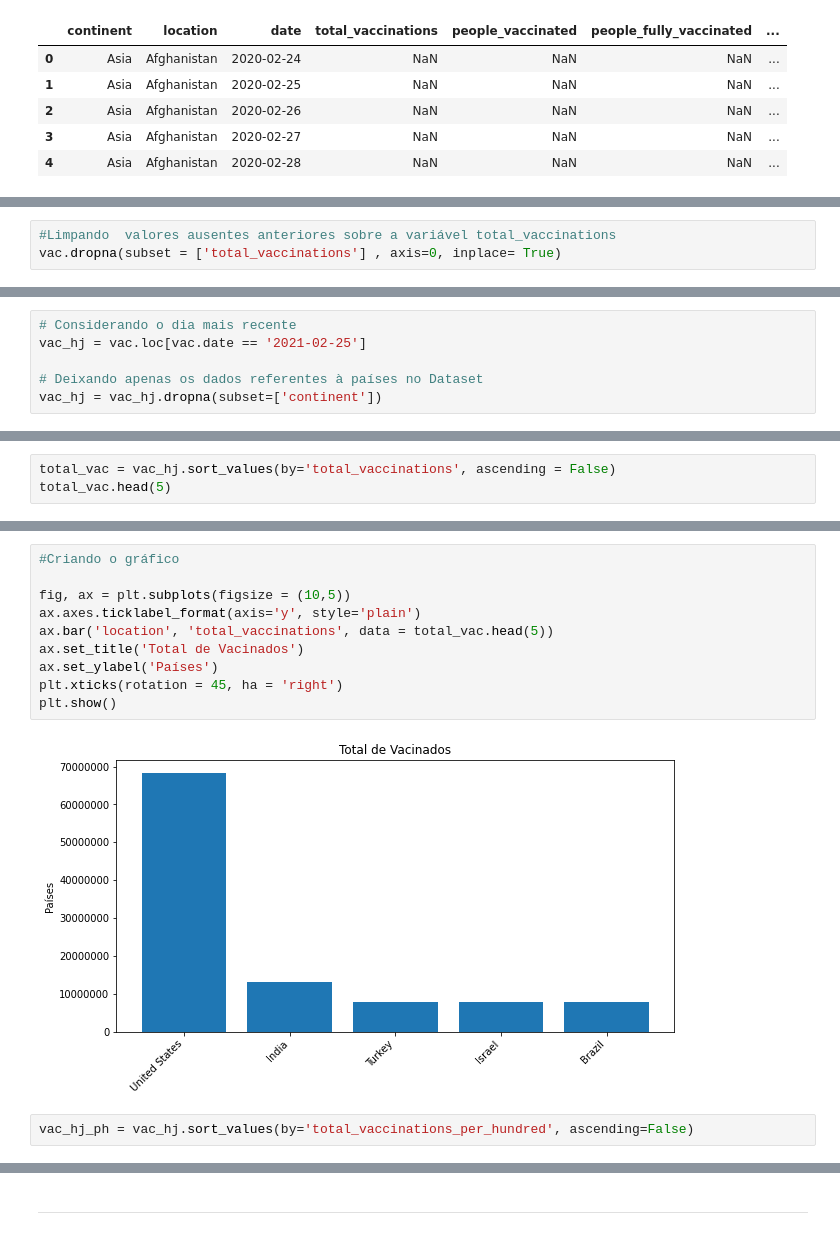
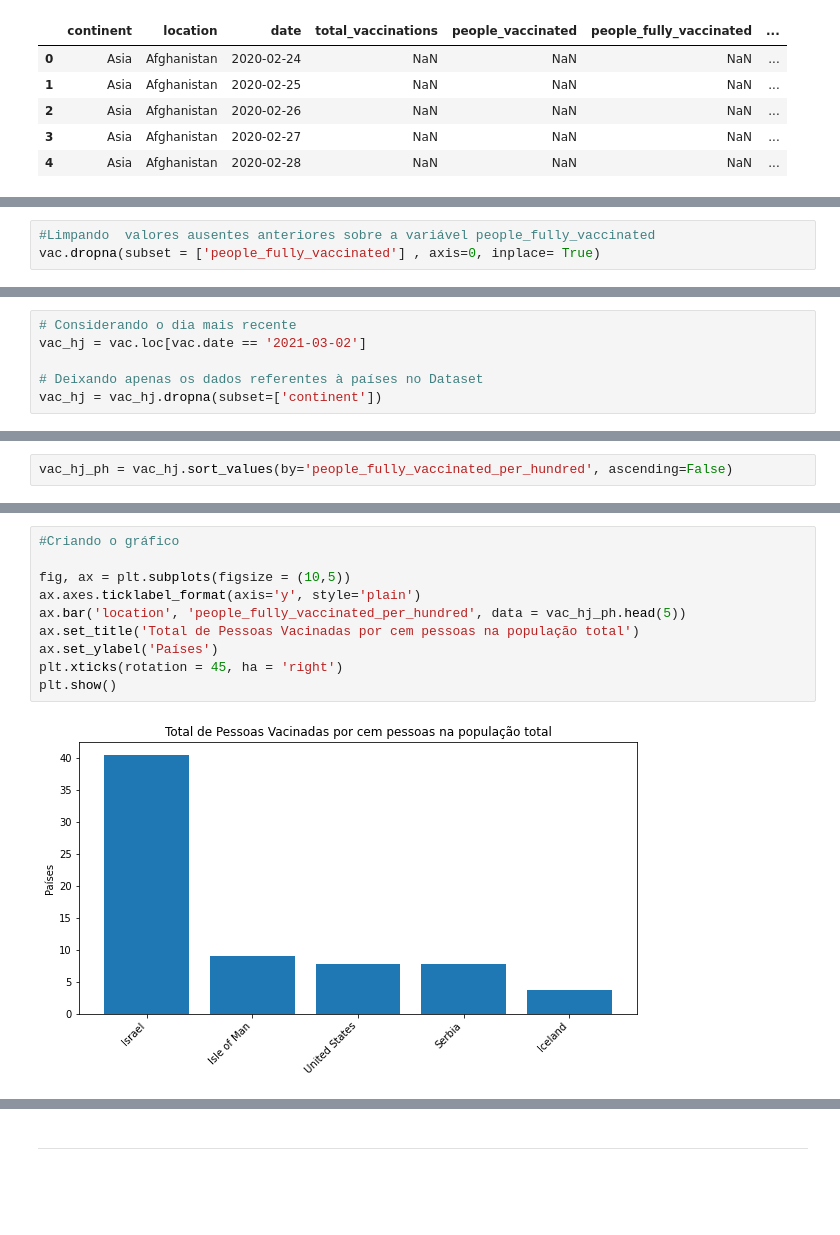
Before and after one commit to ladpedrino/Data-Science, a Jupyter notebook: Análise Covid 19/Panorama_do_COVID_19_no_Brasil.ipynb, the cells around one changed output, grey strips where cells are left out. Saved outputs shown, nothing was run; the diff lists cells and outputs as text; blank space fills up the shorter version.

```diff
--- a/Análise Covid 19/Panorama_do_COVID_19_no_Brasil.ipynb
+++ b/Análise Covid 19/Panorama_do_COVID_19_no_Brasil.ipynb
@@ -525,6 +567,6 @@ vac.shape
 # %%
-#Limpando  valores ausentes anteriores sobre a variável total_vaccinations
-vac.dropna(subset = ['total_vaccinations'] , axis=0, inplace= True)
+#Limpando  valores ausentes anteriores sobre a variável people_fully_vaccinated
+vac.dropna(subset = ['people_fully_vaccinated'] , axis=0, inplace= True)
 # %%
 # Atualizando o tamanho do dataframe
 vac.shape
@@ -533,6 +577,6 @@ vac.shape
 # %%
 # Considerando o dia mais recente
-vac_hj = vac.loc[vac.date == '2021-02-25']
+vac_hj = vac.loc[vac.date == '2021-03-02']
 
 # Deixando apenas os dados referentes à países no Dataset
 vac_hj = vac_hj.dropna(subset=['continent'])
@@ -548,3 +628,2 @@ vac_hj.head()
 # %%
-total_vac = vac_hj.sort_values(by='total_vaccinations', ascending = False)
-total_vac.head(5)
+vac_hj_ph = vac_hj.sort_values(by='people_fully_vaccinated_per_hundred', ascending=False)
@@ -558,14 +653,12 @@ total_vac.head(5)
 # %%
 #Criando o gráfico
 
 fig, ax = plt.subplots(figsize = (10,5))
 ax.axes.ticklabel_format(axis='y', style='plain')
-ax.bar('location', 'total_vaccinations', data = total_vac.head(5))
-ax.set_title('Total de Vacinados')
+ax.bar('location', 'people_fully_vaccinated_per_hundred', data = vac_hj_ph.head(5))
+ax.set_title('Total de Pessoas Vacinadas por cem pessoas na população total')
 ax.set_ylabel('Países')
 plt.xticks(rotation = 45, ha = 'right')
 plt.show()
 # %% [output]
-[figure, old version]
+[figure, new version]
-# %%
-vac_hj_ph = vac_hj.sort_values(by='total_vaccinations_per_hundred', ascending=False)
```
Also changed, not shown: parts of 56 cells of this notebook, 1 other file.
